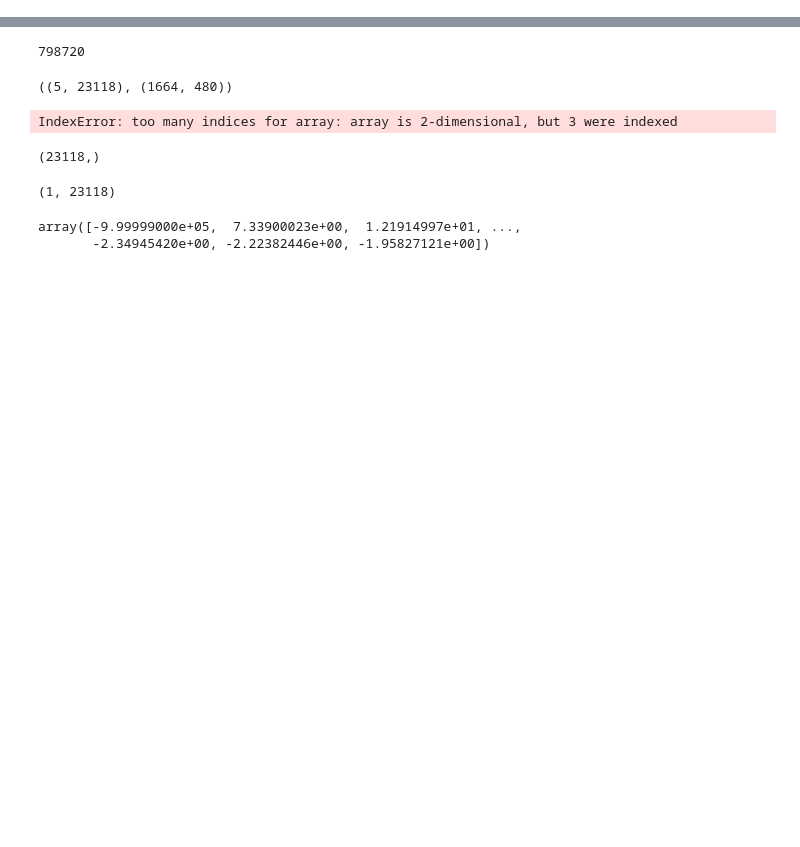
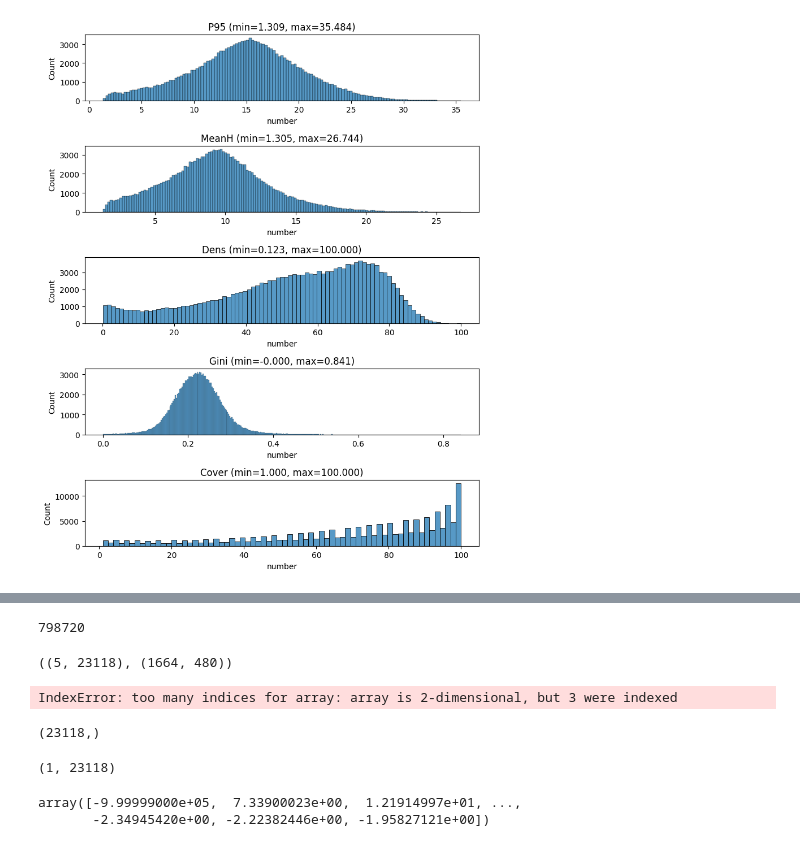
Before and after one commit to eliotwalt/rs-uncertainty, a Jupyter notebook: notebooks/standardization.ipynb, the cells around one changed output, grey strips where cells are left out. Drawn from its saved outputs; the diff is of its cells as text; code cells hidden in the pictures; blank space fills up the shorter version.

```diff
--- a/notebooks/standardization.ipynb
+++ b/notebooks/standardization.ipynb
@@ -177,0 +207,13 @@ array(['354', '439', '415', '1023'], dtype=object)
+# %%
+# Show all gt before
+variables = ['P95', 'MeanH', 'Dens', 'Gini', 'Cover']
+f, axs = plt.subplots(nrows=len(variables), ncols=1, figsize=(8,10))
+for i, var in enumerate(variables):
+    tmp = data.query(f"states == 'gt' & variables == '{var}' & sources == 'before'")
+    sns.histplot(data=tmp, x="number", ax=axs[i])
+    axs[i].set_title(f"{var} (min={tmp.number.min():.3f}, max={tmp.number.max():.3f})")
+plt.tight_layout()
+plt.savefig("notebooks/gt_distros.png")
+plt.show()
+# %% [output]
+[figure, added]
```
Also changed, not shown: parts of 15 cells of this notebook, 1 other file.
